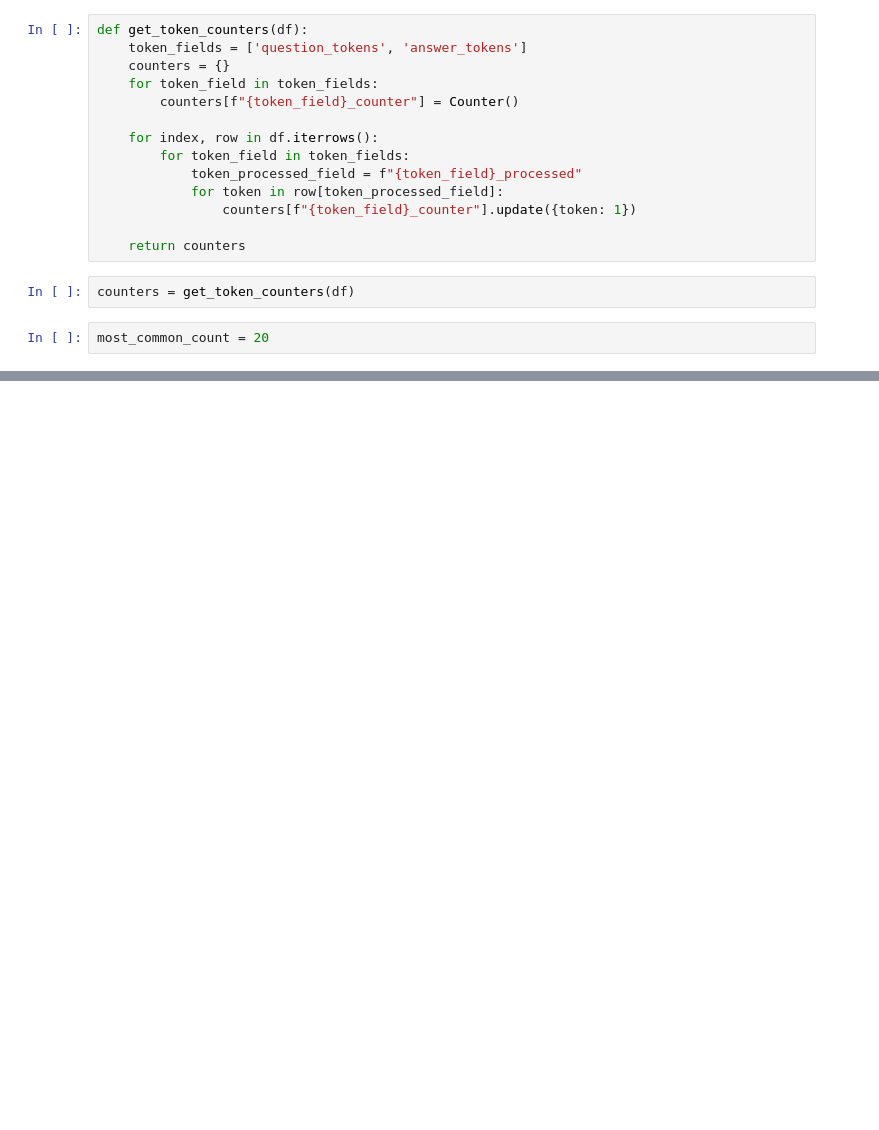
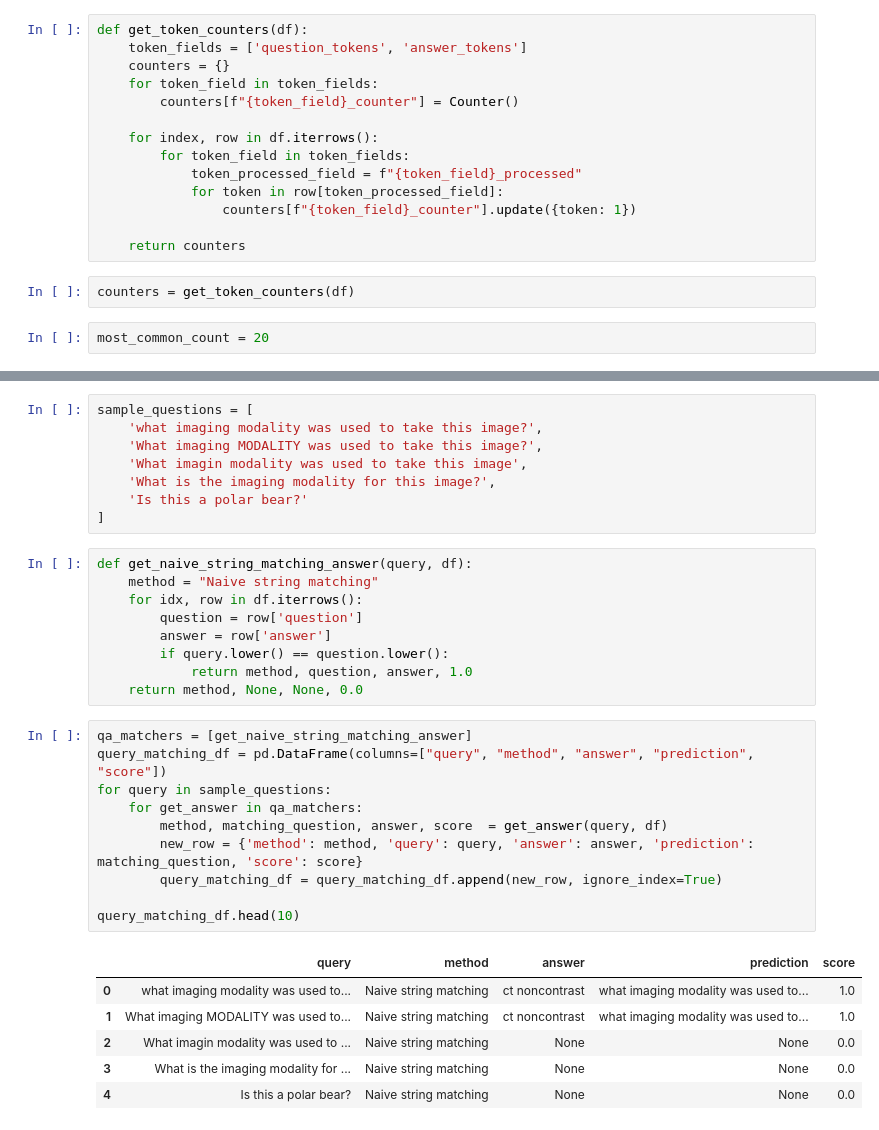
Before and after one commit to skupsala/VQA-Med-2019-project, a Jupyter notebook: notebooks/skupsala.ipynb, the cells around one changed output, grey strips where cells are left out. Drawn from its saved outputs; the diff is of its cells as text; blank space fills up the shorter version.

```diff
--- a/notebooks/skupsala.ipynb
+++ b/notebooks/skupsala.ipynb
@@ -167,0 +166,34 @@ pass
+# %%
+sample_questions = [
+    'what imaging modality was used to take this image?',
+    'What imaging MODALITY was used to take this image?',
+    'What imagin modality was used to take this image',
+    'What is the imaging modality for this image?',
+    'Is this a polar bear?'
+]
+# %%
+def get_naive_string_matching_answer(query, df):
+    method = "Naive string matching"
+    for idx, row in df.iterrows():
+        question = row['question']
+        answer = row['answer']
+        if query.lower() == question.lower():
+            return method, question, answer, 1.0
+    return method, None, None, 0.0
+# %%
+qa_matchers = [get_naive_string_matching_answer]
+query_matching_df = pd.DataFrame(columns=["query", "method", "answer", "prediction", "score"])
+for query in sample_questions:
+    for get_answer in qa_matchers:
+        method, matching_question, answer, score  = get_answer(query, df)
+        new_row = {'method': method, 'query': query, 'answer': answer, 'prediction': matching_question, 'score': score}
+        query_matching_df = query_matching_df.append(new_row, ignore_index=True)
+
+query_matching_df.head(10)
+# %% [output]
+|  | query | method | answer | prediction | score |
+| 0 | what imaging modality was used to... | Naive string matching | ct noncontrast | what imaging modality was used to... | 1.0 |
+| 1 | What imaging MODALITY was used to... | Naive string matching | ct noncontrast | what imaging modality was used to... | 1.0 |
+| 2 | What imagin modality was used to ... | Naive string matching | None | None | 0.0 |
+| 3 | What is the imaging modality for ... | Naive string matching | None | None | 0.0 |
+| 4 | Is this a polar bear? | Naive string matching | None | None | 0.0 |
```
Also changed, not shown: parts of 5 cells of this notebook.
